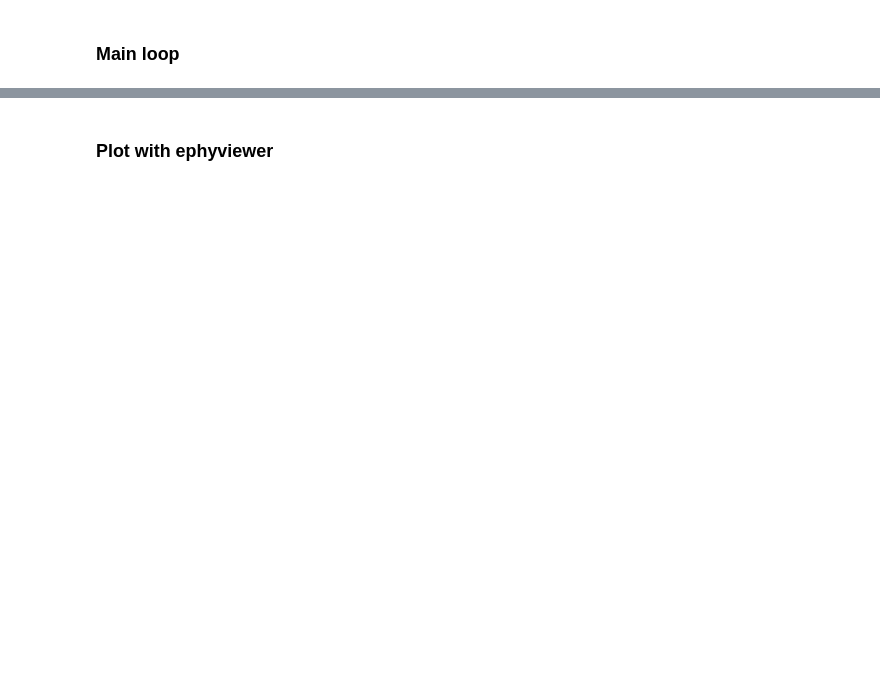
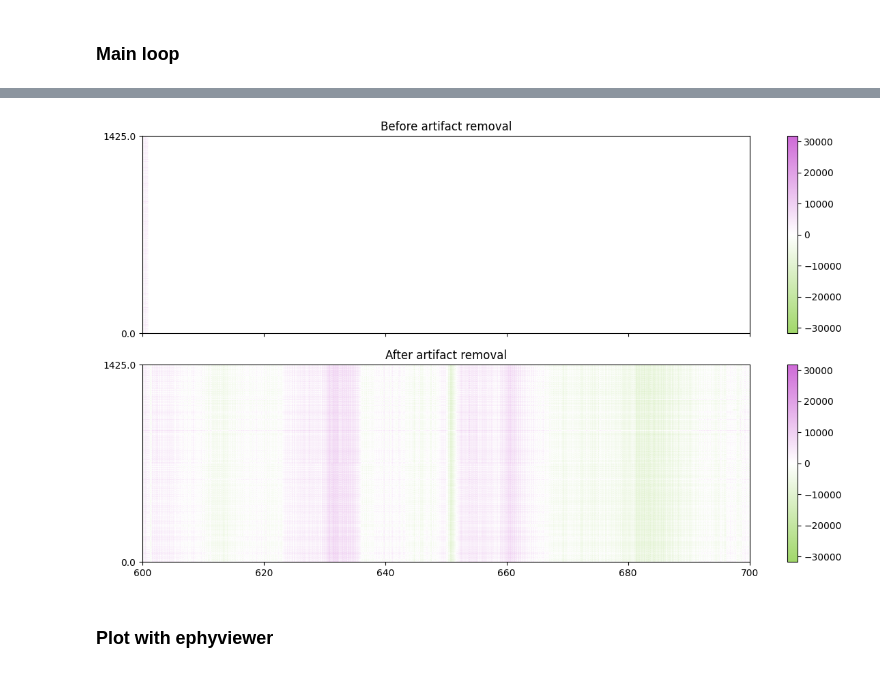
Before and after one commit to Andrea3v/Spikesorting_2026, a Jupyter notebook: SpikeProcessing_2026.ipynb, the cells around one changed output, grey strips where cells are left out. Cells and saved outputs as stored; diff of their text form; code cells hidden in the pictures; blank space fills up the shorter version.

Commit message:
added artifact detection-rejection (WIP)

```diff
--- a/SpikeProcessing_2026.ipynb
+++ b/SpikeProcessing_2026.ipynb
@@ -99,7 +138,7 @@ matplotlib
 ### Find dirs for the main loop
 # %%
 root_directory  = os.path.normpath(r"I:\Neuropixels_Backup\Agata")
-dest_path       = os.path.normpath(r'X:\Agata_spikesorting')
+dest_path       = os.path.normpath(r'X:\Agata_spikesorted')
 now             = datetime.datetime.now() # Format the time as YYYYMMDDHHMM
 formatted_time  = now.strftime('%Y%m%d%H%M')
 
@@ -124,5 +163,9 @@ pattern = r"\d{4}-\d{2}-\d{2}_\d{2}-\d{2}-\d{2}"
 folders2 = [path for path in folders2 if re.search(pattern, os.path.basename(path))]
 # if any item in the list folder2 contains the substring "_test" in its name, remove it from the list
 folders2 = [p for p in folders2 if "_test" not in str(p).lower()]
-print(folders2)
+
+# Print folders as a vertical column with index
+print(f"\nFound {len(folders2)} recordings:\n")
+for i, folder in enumerate(folders2, 1):
+    print(f"  {i}. {folder}")
 # %% [output]
@@ -150,3 +204,11 @@ print(folders2)
 # print("Main directory:", mainDir)
 # %% [markdown]
 ### Main loop
+# %%
+# for testing purposes, load only the first recording
+import pprint
+
+folders2 = folders2[:1]
+print(f"\nProcessing {len(folders2)} recording(s):\n")
+for i, folder in enumerate(folders2, 1):
+    print(f"  {i}. {folder}")
@@ -548,3 +819,42 @@ c:\Users\Andrea\.conda\e
+# %%
+crop_start = 600
+crop_end = 700
+test_rec_raw = full_raw_rec.time_slice(start_time=crop_start, end_time=crop_end)
+test_rec = si.phase_shift(test_rec_raw)
+
+chunk = test_rec.get_traces(
+    start_frame=0,
+    end_frame=test_rec.get_num_frames(),
+)
+
+MMax,mmin = np.percentile(np.abs(chunk), 5, 95)
+
+fig, axs = plt.subplots(2, 1, figsize=(12, 7), sharex=True)
+si.plot_traces(
+    test_rec,
+    # time_range=(crop_start, crop_end),
+    cmap=GWPmap,
+    mode="map",
+    clim=(-MMax, MMax),
+    backend='matplotlib',
+    ax=axs[0]
+)
+axs[0].set_title('Before artifact removal')
+si.plot_traces(
+    full_raw_rec,
+    time_range=(crop_start, crop_end),
+    mode="map",
+    cmap=GWPmap,
+    clim=(-MMax, MMax),
+    backend='matplotlib',
+    ax=axs[1]
+)
+axs[1].set_title('After artifact removal')
+
+plt.tight_layout()
+plt.show()
+# %% [output]
+[figure, added]
 # %%
 import os
 import spikeinterface as si
```
Also changed, not shown: parts of 5 cells of this notebook.
